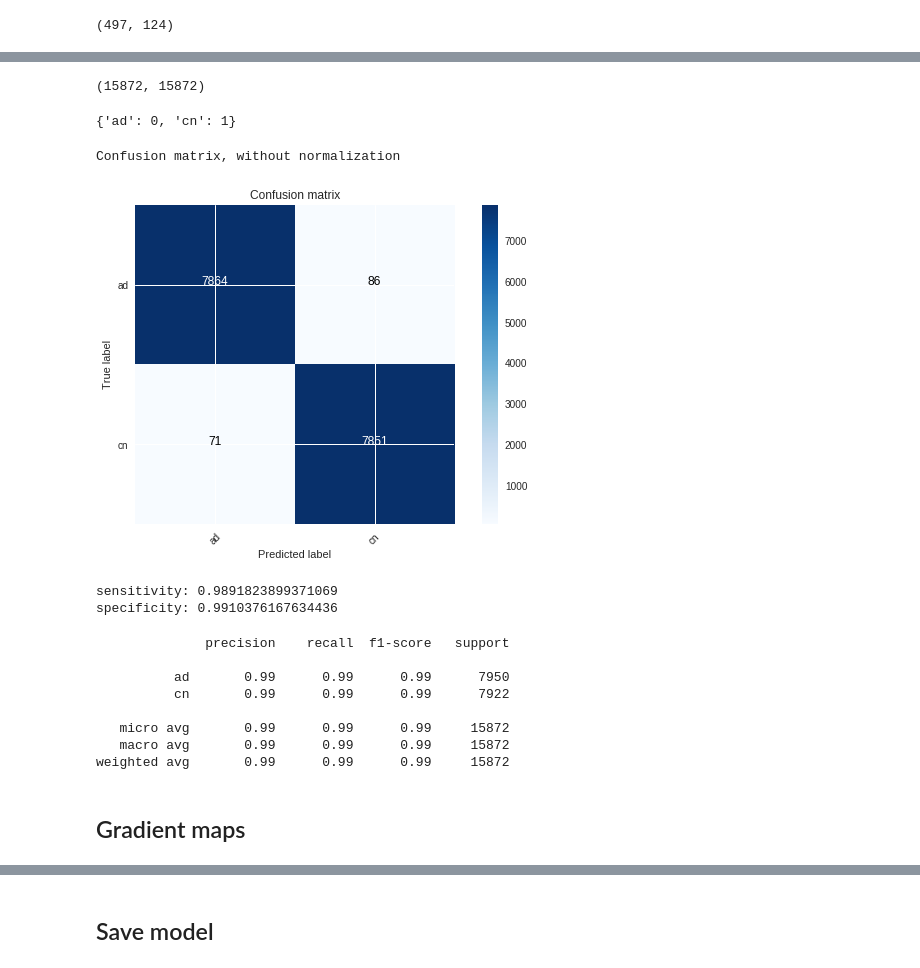
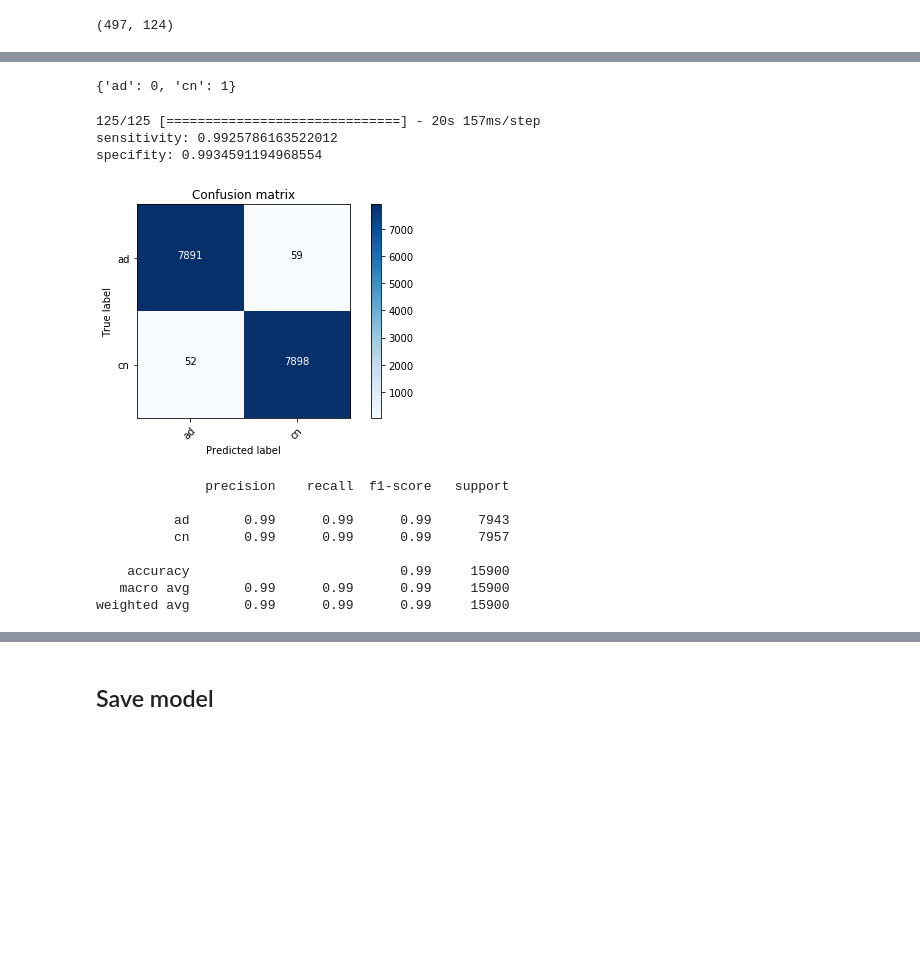
Before and after one commit to vincent1bt/Healthy-notebooks, a Jupyter notebook: AD.ipynb, the cells around one changed output, grey strips where cells are left out. Saved outputs shown, nothing was run; the diff lists cells and outputs as text; code cells hidden in the pictures; blank space fills up the shorter version.

```diff
--- a/AD.ipynb
+++ b/AD.ipynb
@@ -239,15 +256,8 @@ def plot_confusion_matrix(cm, classes,
                           normalize=False,
                           title='Confusion matrix',
                           cmap=plt.cm.Blues):
-    """
-    This function prints and plots the confusion matrix.
-    Normalization can be applied by setting `normalize=True`.
-    """
     if normalize:
         cm = cm.astype('float') / cm.sum(axis=1)[:, np.newaxis]
-        print("Normalized confusion matrix")
-    else:
-        print('Confusion matrix, without normalization')
 
     plt.imshow(cm, interpolation='nearest', cmap=cmap)
     plt.title(title)
@@ -266,7 +276,5 @@ def plot_confusion_matrix(cm, classes,
     plt.ylabel('True label')
     plt.xlabel('Predicted label')
     plt.tight_layout()
-# %%
-model.load_weights("epoch=93_accuracy=0.9861.h5")
 # %%
 val_generator.reset()
@@ -291,7 +281,3 @@ val_labels = val_labels[:15872]
-# %%
-len(val_labels), len(real_predicted_classes)
-# %% [output]
-(15872, 15872)
 # %%
 val_generator.class_indices
 # %% [output]
@@ -301,17 +285,30 @@ classes_names = ["ad", "cn"]
-# %%
-cm = confusion_matrix(val_labels, real_predicted_classes, labels=range(num_classes))
-plot_confusion_matrix(cm, classes_names)
-# %% [output]
-Confusion matrix, without normalization
-[figure, removed]
 # %%
-sensitivity = cm[0, 0] / (cm[0, 0] + cm[0, 1])
-print(f'sensitivity: {sensitivity}')
+def test_model(generator):
+  predicted_classes = model.predict_generator(generator, verbose=1)
+  max_class_predicted = np.argmax(predicted_classes, axis=1)
 
-specificity = cm[1, 1] / (cm[1, 1] + cm[1, 0])
-print(f'specificity: {specificity}')
+  classes_names = ["ad", "cn"]
+
+  labels = val_generator.classes
+
+  cm = confusion_matrix(labels, max_class_predicted, labels=range(num_classes))
+  plot_confusion_matrix(cm, classes_names)
+
+  sensitivity = cm[0, 0] / (cm[0, 0] + cm[0, 1])
+  print(f'sensitivity: {sensitivity}')
+
+  specificity = cm[1, 1] / (cm[1, 1] + cm[1, 0])
+  print(f'specifity: {specificity}')
+
+  incorrect_labels = np.where(max_class_predicted != labels)[0]
+
+  return max_class_predicted, incorrect_labels
-# %% [output]
-sensitivity: 0.9891823899371069
-specificity: 0.9910376167634436
+# %%
+val_class_predicted, val_incorrect_labels = test_model(val_generator)
+# %% [output]
+125/125 [==============================] - 20s 157ms/step
+sensitivity: 0.9925786163522012
+specifity: 0.9934591194968554
+[figure, added]
 # %%
 from sklearn.metrics import classification_report
@@ -318,14 +318,12 @@ from sklearn.metrics import classification_report
 # %%
-report = classification_report(val_labels, real_predicted_classes, target_names=classes_names)
+report = classification_report(val_class_predicted, labels, target_names=classes_names)
 print(report)
 # %% [output]
               precision    recall  f1-score   support
 
-          ad       0.99      0.99      0.99      7950
-          cn       0.99      0.99      0.99      7922
+          ad       0.99      0.99      0.99      7943
+          cn       0.99      0.99      0.99      7957
 
-   micro avg       0.99      0.99      0.99     15872
-   macro avg       0.99      0.99      0.99     15872
-weighted avg       0.99      0.99      0.99     15872
+    accuracy                           0.99     15900
+   macro avg       0.99      0.99      0.99     15900
+weighted avg       0.99      0.99      0.99     15900
-# %% [markdown]
-## Gradient maps
```
Also changed, not shown: parts of 51 cells of this notebook.
